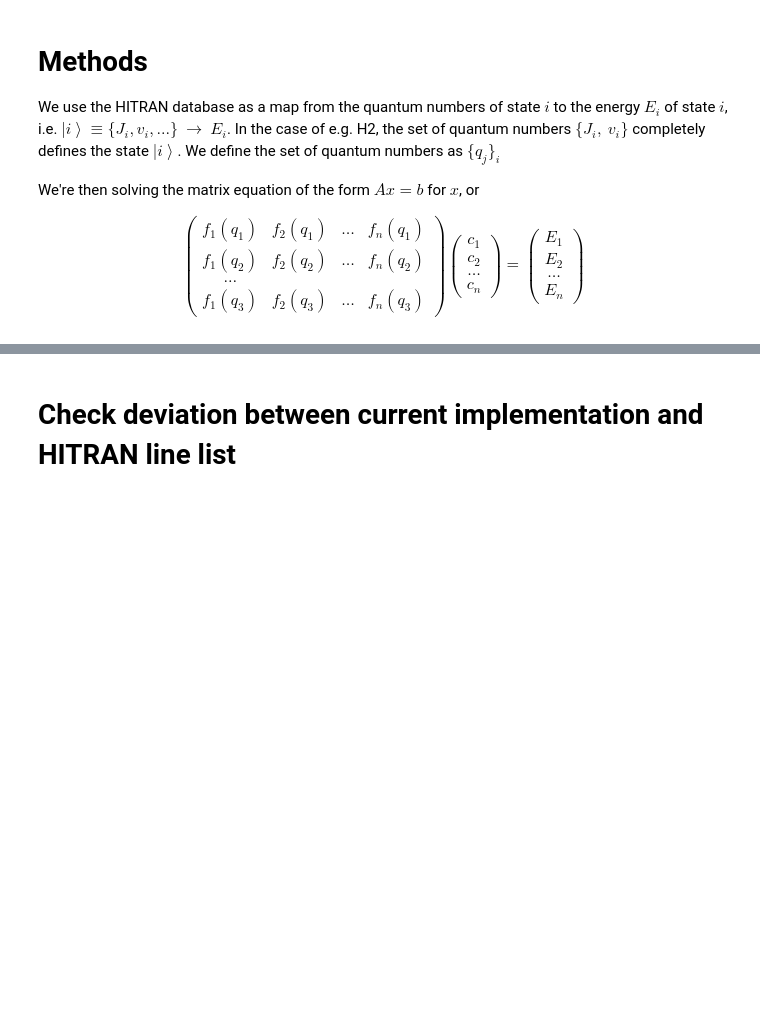
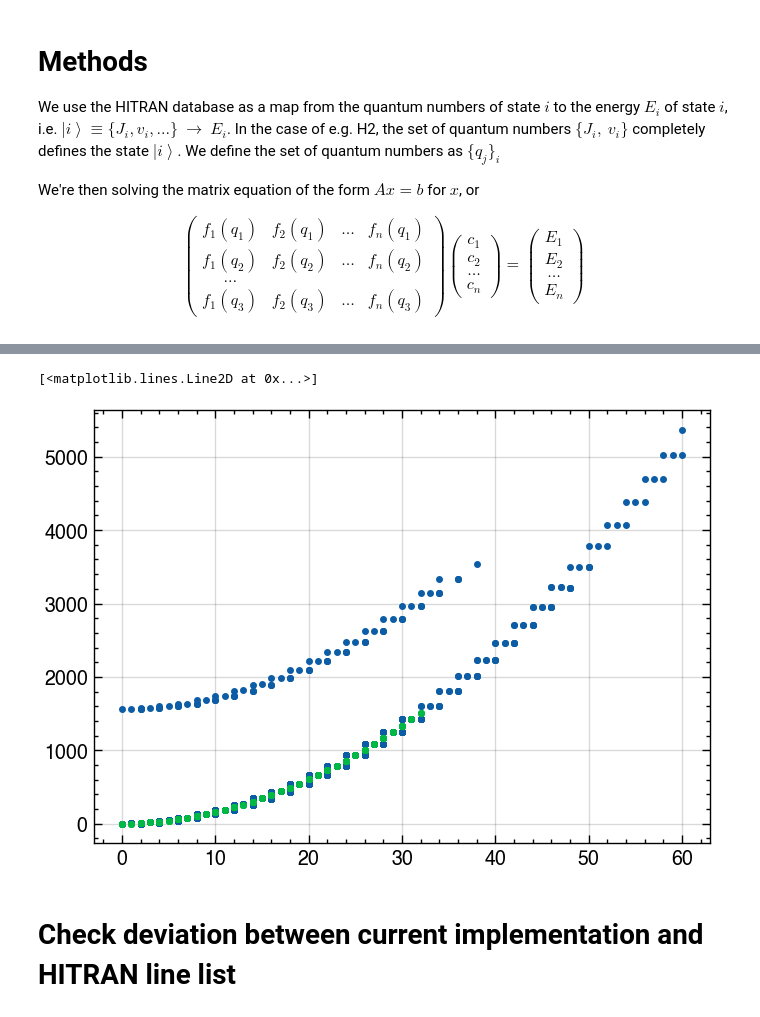
Before and after one commit to Brightsite-Plasmalab/ramlab, a Jupyter notebook: demo/fit_constants_simple.ipynb, the cells around one changed output, grey strips where cells are left out. Drawn from its saved outputs; the diff is of its cells as text; code cells hidden in the pictures; blank space fills up the shorter version.

```diff
--- a/demo/fit_constants_simple.ipynb
+++ b/demo/fit_constants_simple.ipynb
@@ -69,0 +47,76 @@ Transitions[492](initial_v, initial_J, initial_degeneracy, initial_E, final_v, f
+# %%
+from ramlab.molecules import CalculatedLinelistMolecule, H2, N2, O2
+from ramlab.molecules.custom_linelist_molecule import CustomLinelistMolecule
+import numpy as np
+import matplotlib.pyplot as plt
+import wedme.apply.dev
+from pathlib import Path
+
+M_abinitio = O2
+transitions_abinitio = M_abinitio.get_all_transitions()
+
+
+M_hitran = CustomLinelistMolecule(
+    Path(
+        # "/Users/martijn/Projects/study/UM/ramlab/data/N2/N2_HITRAN_linebyline_0_9000_cm-1.txt"
+        "/Users/martijn/Projects/study/UM/ramlab/data/O2/O2_HITRAN_linebyline_0_6000_cm-1.txt"
+        # "/Users/martijn/Projects/study/UM/ramlab/data/H2/HITRAN_linebyline_0_6000_cm-1.txt"
+    )
+)
+
+transitions = M_hitran.get_all_transitions()
+print(f"Loaded {len(transitions)} transitions from HITRAN")
+idx = (
+    (transitions.initial_E < 20e3)
+    & (transitions.vacuum_wavenumber < 4000)
+)  # Filter out high energy states. We have no desire to fit these accurately.
+print(f"\tDiscarding {np.sum(~idx)} transitions with high energy states")
+transitions = transitions[idx]
+
+
+# Loop through the HITRAN transitions and find the corresponding ab initio transitions
+dE_ramlab = np.zeros(len(transitions_abinitio))
+idxs = np.zeros(len(transitions), dtype=int) * np.nan
+idx_remove = np.zeros(len(transitions), dtype=bool)
+
+for i in range(len(transitions)):
+    transition = transitions[i]
+    if i >= len(transitions):
+        break
+    s_ini_i_hitran = transition.state_initial.copy()
+    s_ini_i_hitran.state.pop('E')
+    s_ini_i_hitran.state.pop('degeneracy', None)
+    s_fin_i_hitran = transition.state_final.copy()
+    s_fin_i_hitran.state.pop('E', None)
+    s_fin_i_hitran.state.pop('degeneracy', None)
+
+    s_ini_abinitio = transitions_abinitio.state_initial.copy()
+    s_ini_abinitio.state.pop('E')
+    s_ini_abinitio.state.pop('degeneracy', None)
+    s_fin_abinitio = transitions_abinitio.state_final.copy()
+    s_fin_abinitio.state.pop('E')
+    s_fin_abinitio.state.pop('degeneracy', None)
+
+    mask = (s_ini_abinitio == s_ini_i_hitran) & (s_fin_abinitio == s_fin_i_hitran)
+    idx = np.where(mask)[0]
+    if len(idx) != 1:
+        # print("No exact match found for", s_ini_i_hitran, s_fin_i_hitran)
+        if s_ini_i_hitran.v == 1:
+            pass
+        idx_remove[i] = True
+        continue
+    idxs[i] = idx
+    # dE_ramlab[i] = transitions_abinitio.initial_E[idx]
+
+print(f"\tDiscarding {np.sum(idx_remove)} with no (exact) matches")
+
+
+transitions_abinitio = transitions_abinitio[idxs[~idx_remove]]
+# transitions = transitions[~idx_remove]
+print(transitions)
+print(transitions_abinitio)
+
+plt.figure()
+plt.plot(transitions.initial_J, transitions.initial_E, '.')
+plt.plot(transitions_abinitio.initial_J, transitions_abinitio.initial_E, '.')
+# %% [output]
@@ -70,3 +128,5 @@ Transitions[492](initial_v, initial_J, initial_degeneracy, initial_E, final_v, f
+[<matplotlib.lines.Line2D at 0x...>]
+[figure, added]
 # %% [markdown]
 # Check deviation between current implementation and HITRAN line list
 # %%
```
Also changed, not shown: parts of 11 cells of this notebook, 48 other files.
